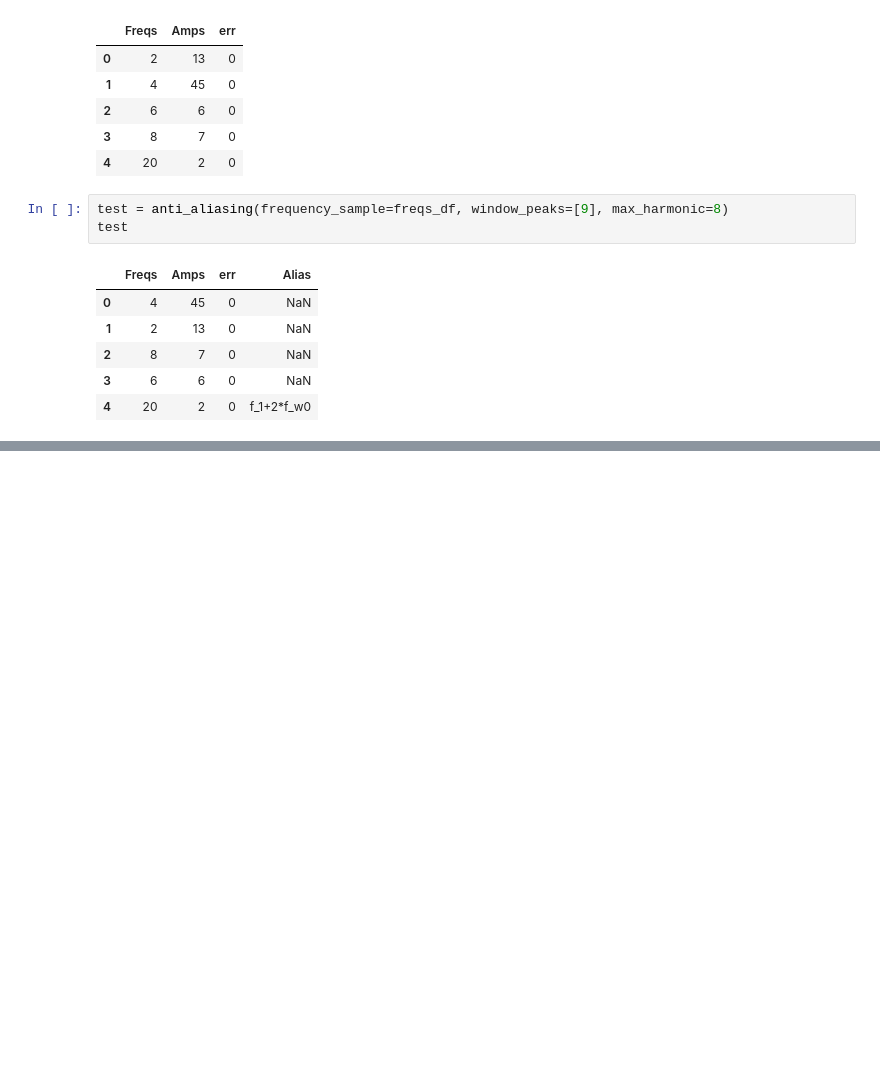
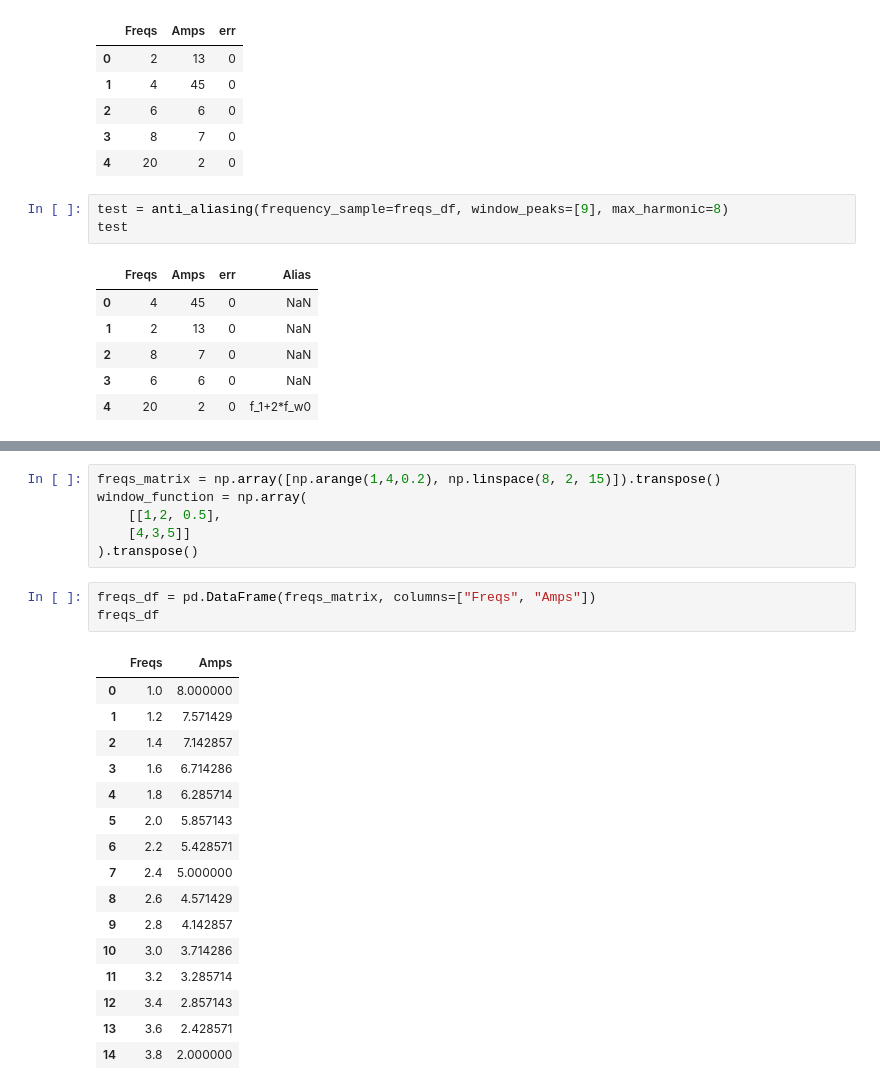
Before and after one commit to carlosccamino/asteroseismology, a Jupyter notebook: asteroseismology/tests.ipynb, the cells around one changed output, grey strips where cells are left out. Saved outputs shown, nothing was run; the diff lists cells and outputs as text; blank space fills up the shorter version.

```diff
--- a/asteroseismology/tests.ipynb
+++ b/asteroseismology/tests.ipynb
@@ -538,0 +676,26 @@ test
+# %%
+freqs_matrix = np.array([np.arange(1,4,0.2), np.linspace(8, 2, 15)]).transpose()
+window_function = np.array(
+    [[1,2, 0.5],
+    [4,3,5]]
+).transpose()
+# %%
+freqs_df = pd.DataFrame(freqs_matrix, columns=["Freqs", "Amps"])
+freqs_df
+# %% [output]
+|  | Freqs | Amps |
+| 0 | 1.0 | 8.000000 |
+| 1 | 1.2 | 7.571429 |
+| 2 | 1.4 | 7.142857 |
+| 3 | 1.6 | 6.714286 |
+| 4 | 1.8 | 6.285714 |
+| 5 | 2.0 | 5.857143 |
+| 6 | 2.2 | 5.428571 |
+| 7 | 2.4 | 5.000000 |
+| 8 | 2.6 | 4.571429 |
+| 9 | 2.8 | 4.142857 |
+| 10 | 3.0 | 3.714286 |
+| 11 | 3.2 | 3.285714 |
+| 12 | 3.4 | 2.857143 |
+| 13 | 3.6 | 2.428571 |
+| 14 | 3.8 | 2.000000 |
```
Also changed, not shown: parts of 6 cells of this notebook, 1 other file.
